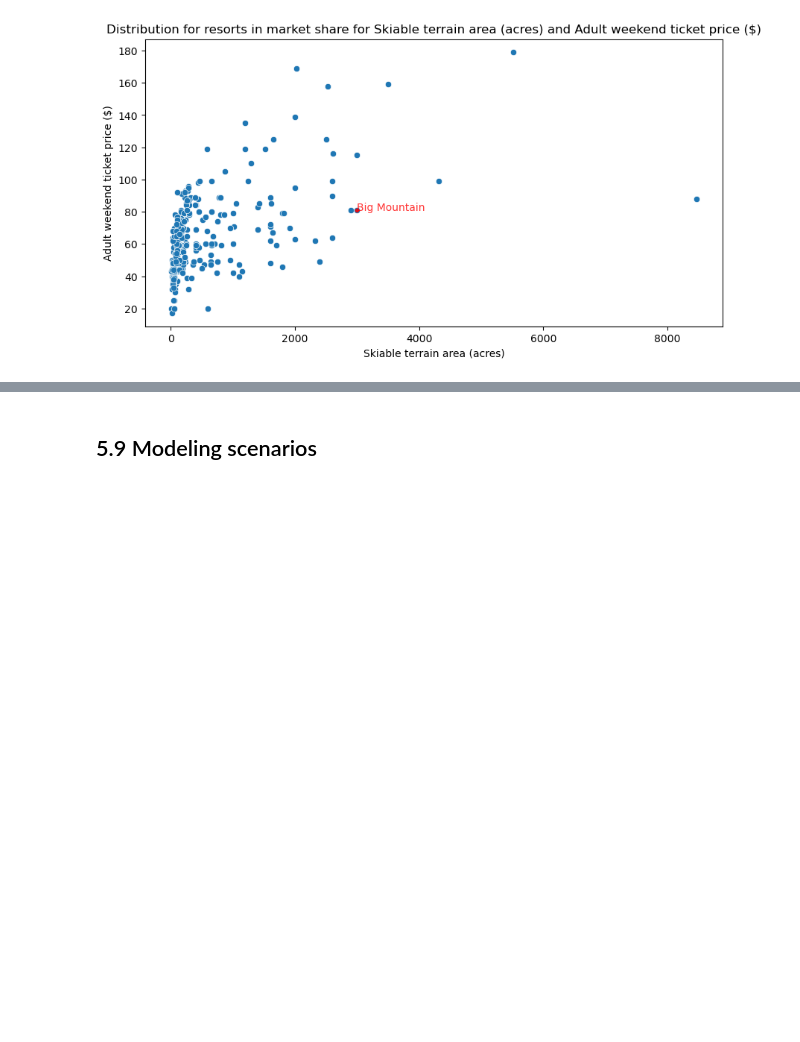
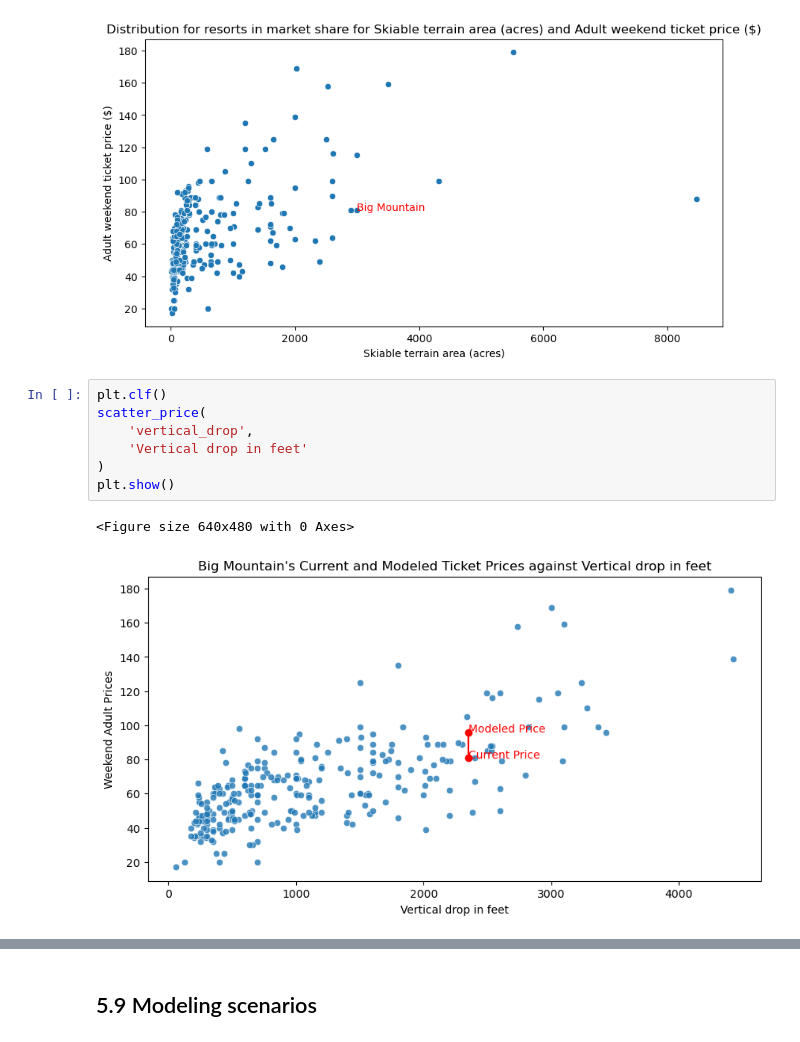
Before and after one commit to msc2106/DataScienceGuidedCapstone, a Jupyter notebook: Notebooks/05_modeling.ipynb, the cells around one changed output, grey strips where cells are left out. Cells and saved outputs as stored; diff of their text form; blank space fills up the shorter version.

```diff
--- a/Notebooks/05_modeling.ipynb
+++ b/Notebooks/05_modeling.ipynb
@@ -290,3 +330,13 @@ plt.show()
 # %% [output]
 <Figure size 640x480 with 0 Axes>
 [figure]
+# %%
+plt.clf()
+scatter_price(
+    'vertical_drop',
+    'Vertical drop in feet'
+)
+plt.show()
+# %% [output]
+<Figure size 640x480 with 0 Axes>
+[figure, added]
```
Also changed, not shown: parts of 4 cells of this notebook, 3 other files.
